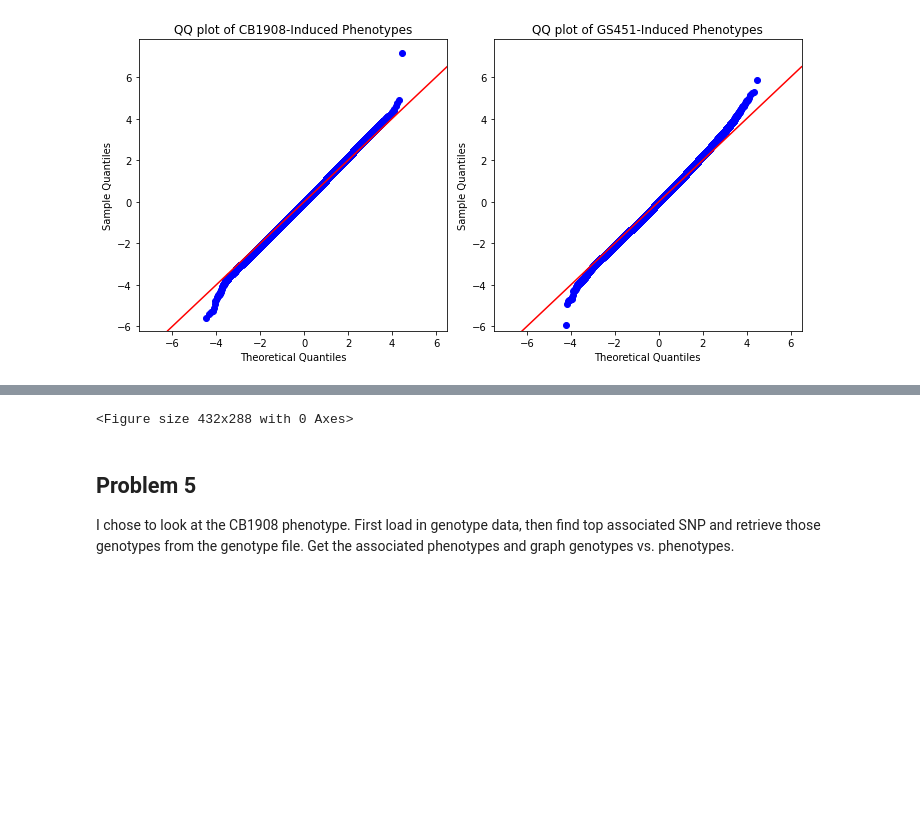
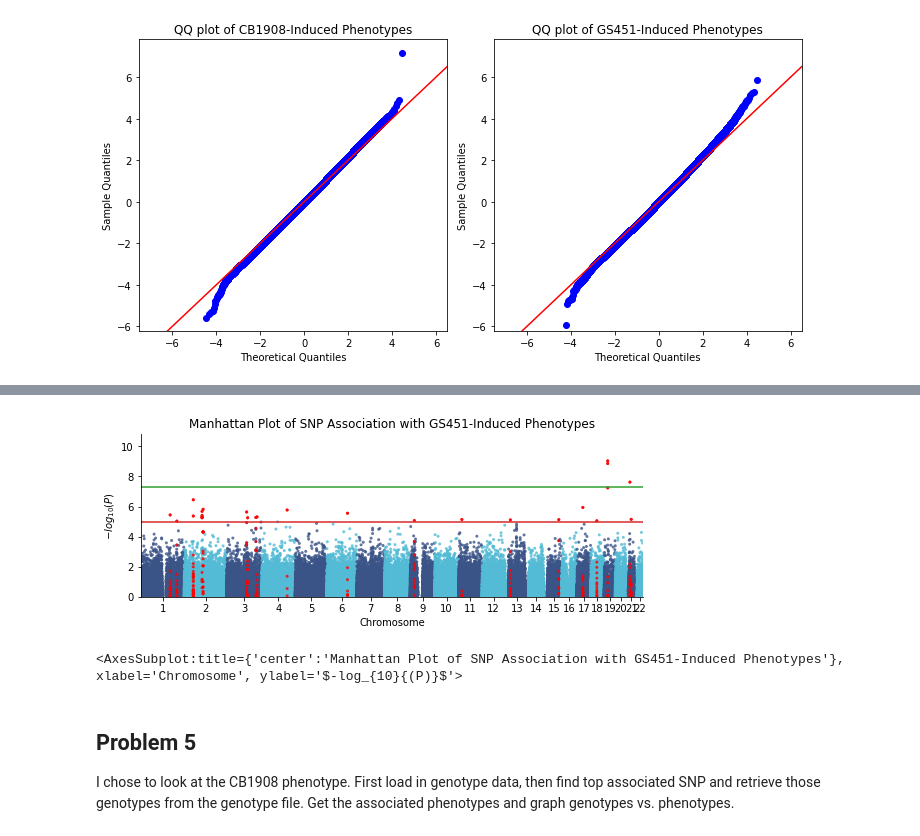
Before and after one commit to bdavi119/qbb2021-answers, a Jupyter notebook: 03-week-hw/GWAS.ipynb, the cells around one changed output, grey strips where cells are left out. Cells and saved outputs as stored; diff of their text form; code cells hidden in the pictures; blank space fills up the shorter version.

```diff
--- a/03-week-hw/GWAS.ipynb
+++ b/03-week-hw/GWAS.ipynb
@@ -130,15 +126,11 @@ plt.show()
 # %%
-fig, ax = plt.subplots(figsize=(10,5))
-
 manhattanplot(gs_assoc, chrom='CHR', pos='BP',
-              pv='P', snp='SNP', sign_marker_p=1e-5, ax=ax,
+              pv='P', snp='SNP', sign_marker_p=1e-5,
               title='Manhattan Plot of SNP Association with GS451-Induced Phenotypes',
-              figname='graphs/GS451_manhattan.jpg')
-
-plt.tight_layout()
-plt.show()
+              figname='graphs/GS451_manhattan.jpg', is_show=True)
 # %% [output]
+[figure, added]
-<Figure size 432x288 with 0 Axes>
+<AxesSubplot:title={'center':'Manhattan Plot of SNP Association with GS451-Induced Phenotypes'}, xlabel='Chromosome', ylabel='$-log_{10}{(P)}$'>
 # %% [markdown]
 ## Problem 5
 
```
Also changed, not shown: parts of 1 cell of this notebook, 2 other files.
